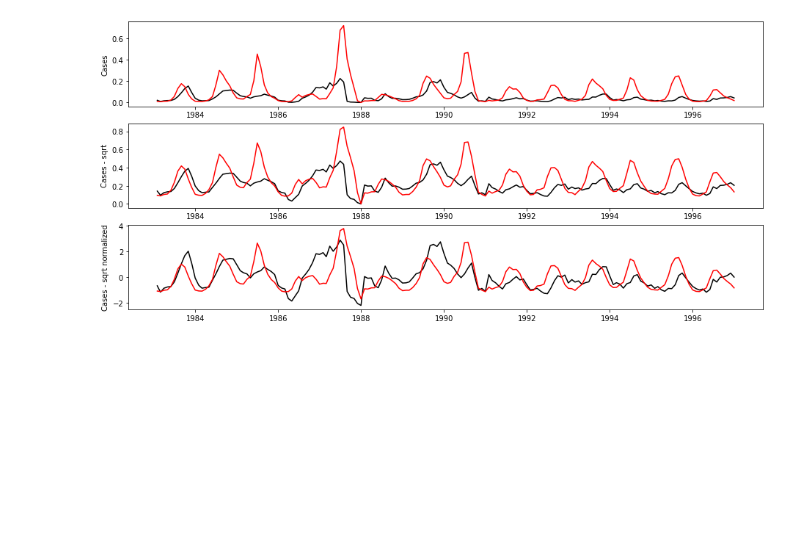
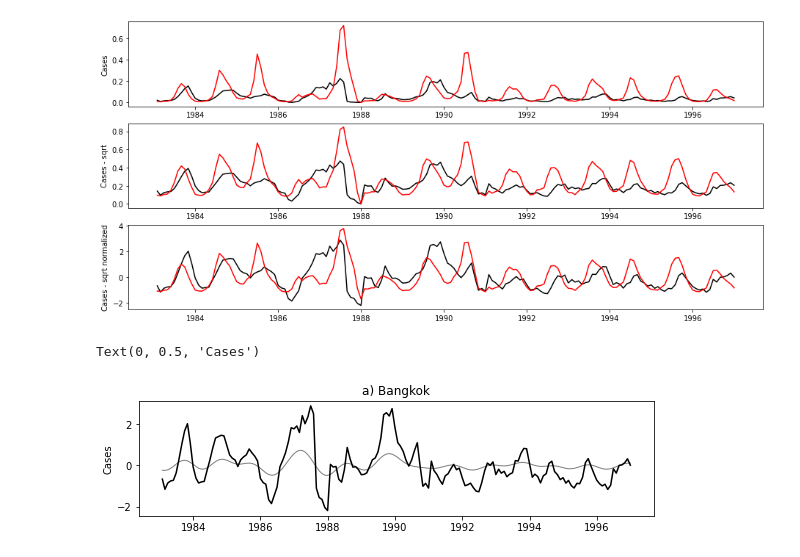
Before and after one commit to biomac-lab/wavelets_epi, a Jupyter notebook: Dengue_example1.ipynb, the cells around one changed output. Drawn from its saved outputs; the diff is of its cells as text; code cells hidden in the pictures; blank space fills up the shorter version.

Commit message:
adding dengue eample 1

```diff
--- a/Dengue_example1.ipynb
+++ b/Dengue_example1.ipynb
@@ -74,10 +74,11 @@ if j1 > largestNumberofScales
     j1 = largestNumberofScales;
 end
 
-k = [1:fix(n/2)];
+k = np.range(1:np.fix(n/2)+1);
 k = k.*((2.*pi)/(n*dt));
-k= [0., k, -k(fix((n-1)/2):-1:1)];
-f = fft(x);
+k = [0., k, -k(fix((n-1)/2):-1:1)];
+
+f = np.fft.fft( x )
 
 scale = so*2.^((0:j1)*dj);
 Num_scales = j1;
@@ -97,6 +98,3 @@ wave = wave(:, 1:n1);                 % wavelet transform
 power   = (abs(wave)).^2 ;            % Wavelet power spectrum
 
 return
-# %%
-a=1e-5
-a*100
@@ -214,13 +474,41 @@ alpha, _, _ = wavelet.ar1(dat)  # Lag-1 autocorrelation for red noise
 # %%
 # wavelets parameters
 dt = 1/12; dj = 1/30; pad = 256; stype = 1; wtype = 5; par = 0;
 lowerPeriod=0.8; upperPeriod=7;
 lowerPF = 2; upperPF = 3;
-rand('seed',1997); nh = 20; dh = (-pi:pi/nh:pi);
+#rand('seed',1997); nh = 20; dh = (-pi:pi/nh:pi);
 testx = 1; test = 1; ns = 200; pvalue = 5; nbb = 1; ps = 1; psx = 1; psy = 1; amp = 10;
-Yticks = [1 2 3 4 6 8]; cor = 100; ipp = 0.5;
+#Yticks = [1 2 3 4 6 8]; cor = 100; ipp = 0.5;
 
-x = y0;   # Bangkok
+x = data_dengue["bang_sqrt_norm"].values;   # Bangkok
+N = len(dat_norm)
+t = data_dengue.date
 
 # wavelets trasfrorm and associated statistical test
-[wave,power,period,scale,coi] = WaveletTransform(x,dt,dj,lowerPeriod,upperPeriod,pad);
+wave, power, period, scale, coi = WaveletTransform(x, dt, dj, lowerPeriod, upperPeriod, pad);
+
+
+#
+n_x = len(x); m_x = np.mean(x); var_x = np.std(x)**2;
+realwav,imagwav,global_ws,filtr_ts,filtr_var,phase_t1 = WaveletOutput(wave,power,period,scale,x,var_x,dt,dj,lowerPF,upperPF);
+
+rid = WaveletRidge(power,3,.14);
+
+
+
+# Prepare the figure
+pyplot.close('all')
+pyplot.ioff()
+figprops = dict(figsize=(11, 8), dpi=72)
+fig = pyplot.figure(**figprops)
+
+# First sub-plot, the original time series anomaly and inverse wavelet
+# transform.
+ax = pyplot.axes([0.1, 0.75, 0.65, 0.2])
+ax.plot(t,  , '-', linewidth=1, color=[0.5, 0.5, 0.5])
+ax.plot(t, x, 'k', linewidth=1.5)
+ax.set_title('a) Bangkok')
+ax.set_ylabel(r'Cases')
+# %% [output]
+Text(0, 0.5, 'Cases')
+[figure, added]
```
Also changed, not shown: parts of 9 cells of this notebook.
